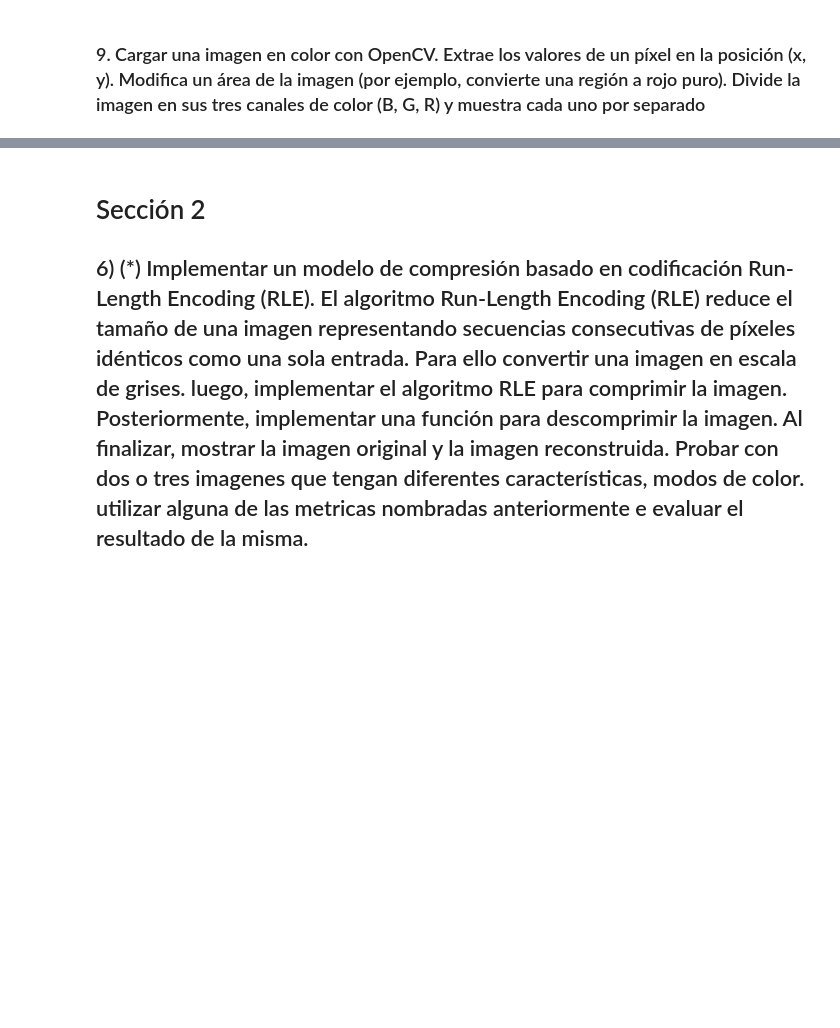
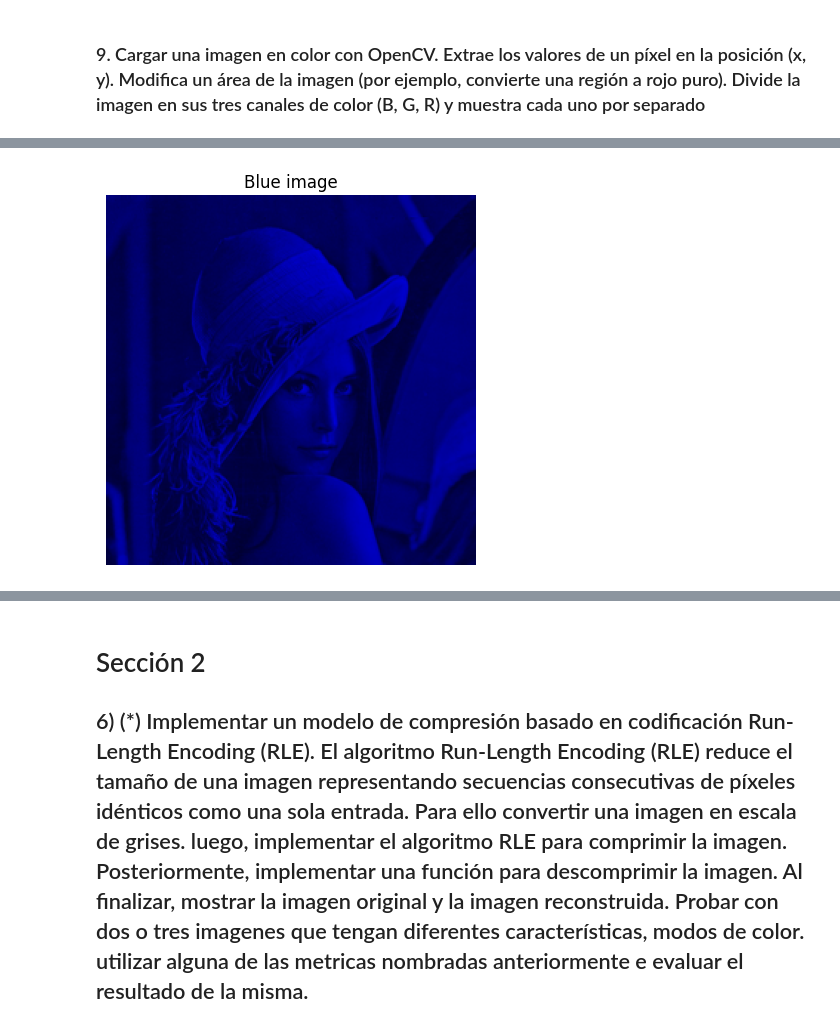
Before and after one commit to LucasEPK/tps-proc-imagenes, a Jupyter notebook: TP 1/code/TP1.ipynb, the cells around one changed output, grey strips where cells are left out. Drawn from its saved outputs; the diff is of its cells as text; code cells hidden in the pictures; blank space fills up the shorter version.

```diff
--- a/TP 1/code/TP1.ipynb
+++ b/TP 1/code/TP1.ipynb
@@ -201,9 +270,12 @@ show_image("modified image", modified_image)
 # %%
 # Blue channel image (only blue channel visible, others set to 0)
+image = read_image("Lenna.png")
 blue_image = image.copy()
+blue_image[:, :, 0] = 0  # Set the Red channel to 0
 blue_image[:, :, 1] = 0  # Set the Green channel to 0
-blue_image[:, :, 2] = 0  # Set the Red channel to 0
 show_image("Blue image", blue_image)
+# %% [output]
+[figure, added]
 # %%
 # Green channel image (only green channel visible, others set to 0)
 green_image = image.copy()
```
Also changed, not shown: parts of 21 cells of this notebook.
